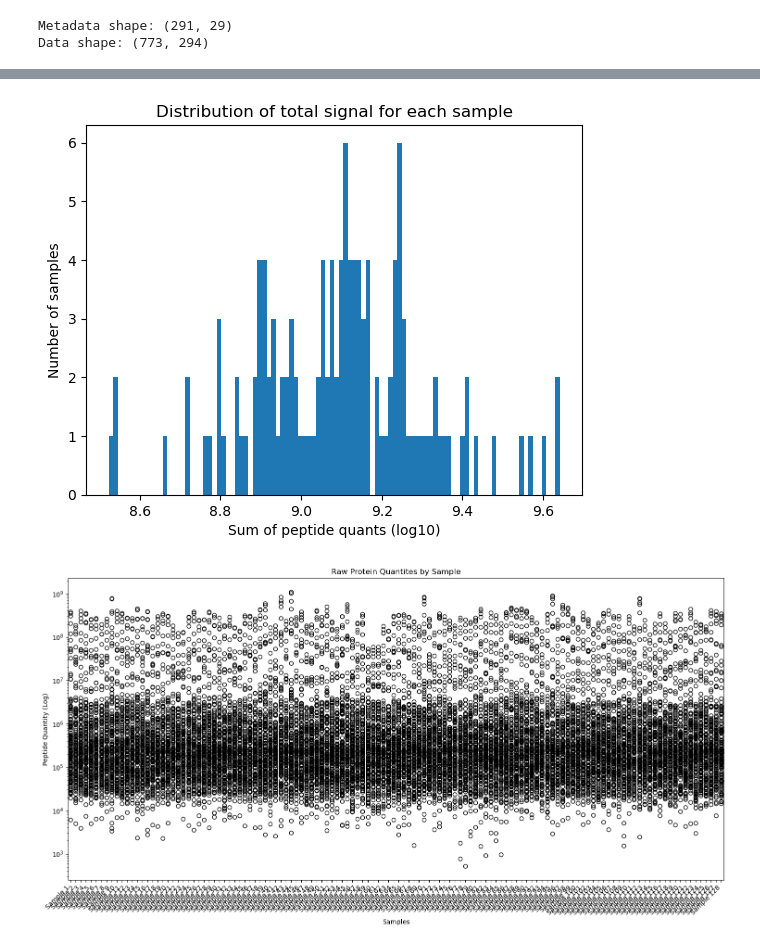
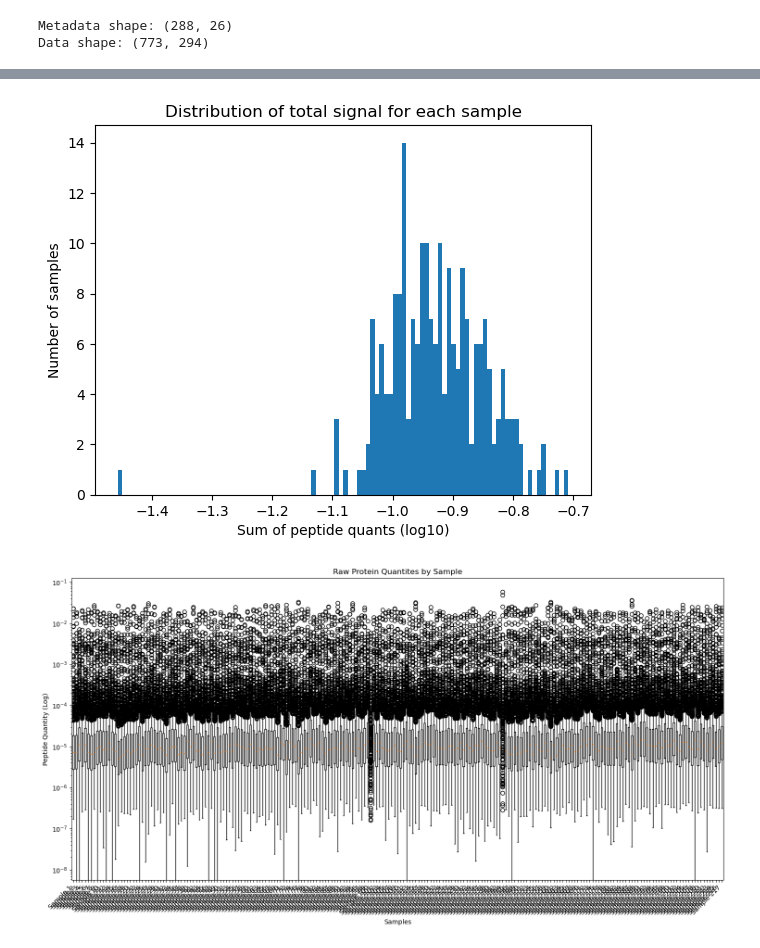
Before and after one commit to mriffle/tei-rex-phase2-pelt-targeted-notebook, a Jupyter notebook: protein-classifiers-exploration-logistic-regression.ipynb, the cells around one changed output, grey strips where cells are left out. Saved outputs shown, nothing was run; the diff lists cells and outputs as text; code cells hidden in the pictures.

```diff
--- a/protein-classifiers-exploration-logistic-regression.ipynb
+++ b/protein-classifiers-exploration-logistic-regression.ipynb
@@ -9,47 +9,36 @@ def exit_with_error(message):
     print(f"Error: {message}")
     sys.exit(1)
 
-metadata_fname = "data\\metadata_wide.tsv"
-quants_fname = "data\\precursors_wide_normalized.tsv"
+metadata_fname = "data\\unblinded-augmented-metadata_wide_tic.tsv"
+quants_fname = "data\\precursors_wide_unnormalized.tsv"
 
 metadata = pd.read_csv(metadata_fname, sep='\t', na_values=['na'])
 data = pd.read_csv(quants_fname, sep='\t')
 data = data.fillna(0)
 protein_names = data['protein'].values
+peptides = data['modifiedSequence'].values
 
 print("Metadata shape:", metadata.shape)
 print("Data shape:", data.shape)
 # %% [output]
-Metadata shape: (291, 29)
+Metadata shape: (288, 26)
 Data shape: (773, 294)
 # %%
 # transform data into what Justin's code is expecting
 
 import matplotlib.pyplot as plt
 
-# valid_replicates = metadata[
-#     (metadata['Dose_cGy'].notna()) &
-#     (metadata['Dose_cGy'] != 'pool') &
-#     (metadata['Dose_cGy'] != 'blind') &
-#     (metadata['Radiation Dose(cGy)'].notna())
-# ]['replicate'].tolist()
-
 valid_replicates = metadata[
-    (metadata['Dose_cGy'] != 'pool') &
-    (metadata['Dose_cGy'] != 'blind') &
-    ((metadata.get('Sample Type', '') == 'Skin Punch') | (metadata.get('Sample_Type', '') == 'Skin Punch')) &
-    (metadata['Dose_cGy'].notna())
+    (metadata['Radiation Dose(cGy)'].notna())
 ]['replicate'].tolist()
 
 
 X = []
 rad = []
-rates = []
-plate = []
 fa = []
-sample_type = []
-box_number = []
+tse = []
 trex_batch = []
+tic = []
 
 for idx in valid_replicates:
     for sample in data.columns[:]:
@@ -57,43 +46,34 @@ for idx in valid_replicates:
             # Get the metadata row for this replicate
             meta_row = metadata[metadata['replicate'] == idx]
 
-            s_rad = meta_row['Dose_cGy'].values[0]
-            s_rate = meta_row['Dose Rate'].values[0]
-            s_plate = meta_row['Plate'].values[0]
-            s_fa = meta_row['Focus Area'].values[0]
-            if s_fa == '' or s_fa == 'na' or pd.isna(s_fa):
-                s_fa = meta_row['Focus_Area'].values[0]
-
-            s_sample_type = meta_row['Sample_Type'].values[0]
-            s_box_number = meta_row['TnE_Box_number'].values[0]
-            s_trex_batch = meta_row['TnE Sample Batch'].values[0]
+            s_rad = meta_row['Radiation Dose(cGy)'].values[0]
+            s_fa = meta_row['Focus_Area'].values[0]
+            s_tse = meta_row['daysaftertreatment'].values[0]
+            s_batch = meta_row['batch'].values[0]
+            s_tic = meta_row['TicArea'].values[0]
 
             # Convert to int only if it's not NA
-            rad.append(int(s_rad) if not pd.isna(s_rad) else s_rad)
-            rates.append(s_rate)
-            plate.append(s_plate)
+            rad.append(s_rad)
             fa.append(s_fa)
-            sample_type.append(s_sample_type)
-            box_number.append(s_box_number)
-            trex_batch.append(s_trex_batch)
+            tse.append(s_tse)
+            trex_batch.append(s_batch)
+            tic.append(s_tic)
+
             X.append(data[sample].values)
 
 X = np.array(X)
 rad = np.array(rad)
-rates = np.array(rates)
-plate = np.array(plate)
 fa = np.array(fa)
-sample_type = np.array(sample_type)
-box_number = np.array(box_number)
 trex_batch = np.array(trex_batch)
+tse = np.array(tse)
+tic = np.array(tic)
+
+normalized_X = X / tic[:, np.newaxis]
+X = normalized_X
 
 print("Data shape:", X.shape)
 print("Doses:", np.unique(rad))
-print("Plates:", np.unique(plate))
-print("Dose Rates:", np.unique(rates))
 print("Focus Areas:", np.unique(fa))
-print("Sample Types:", np.unique(sample_type))
-print("Box Numbers:", np.unique(box_number))
 print("trex batches:", np.unique(trex_batch))
 
 print(fa)
@@ -126,4 +106,4 @@ trex batches: [17. 18. 19. 20. 22. 23. nan]
-[figure, old version]
+[figure, new version]
 # %%
 # Create the box plot
 plt.figure(figsize=(15, 8))
@@ -140,4 +120,4 @@ plt.yscale('log')
 plt.tight_layout()  # Adjust layout to prevent clipping of labels
 plt.show()
 # %% [output]
-[figure, old version]
+[figure, new version]
```
Also changed, not shown: parts of 29 cells of this notebook, 2 other files.
